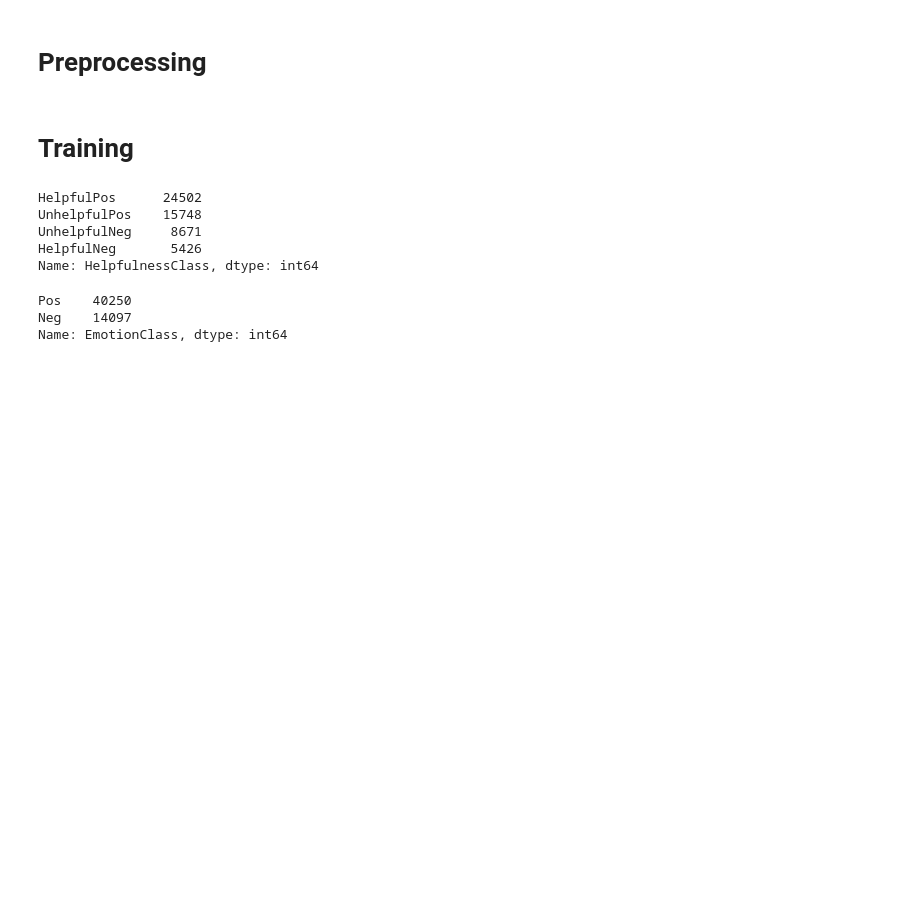
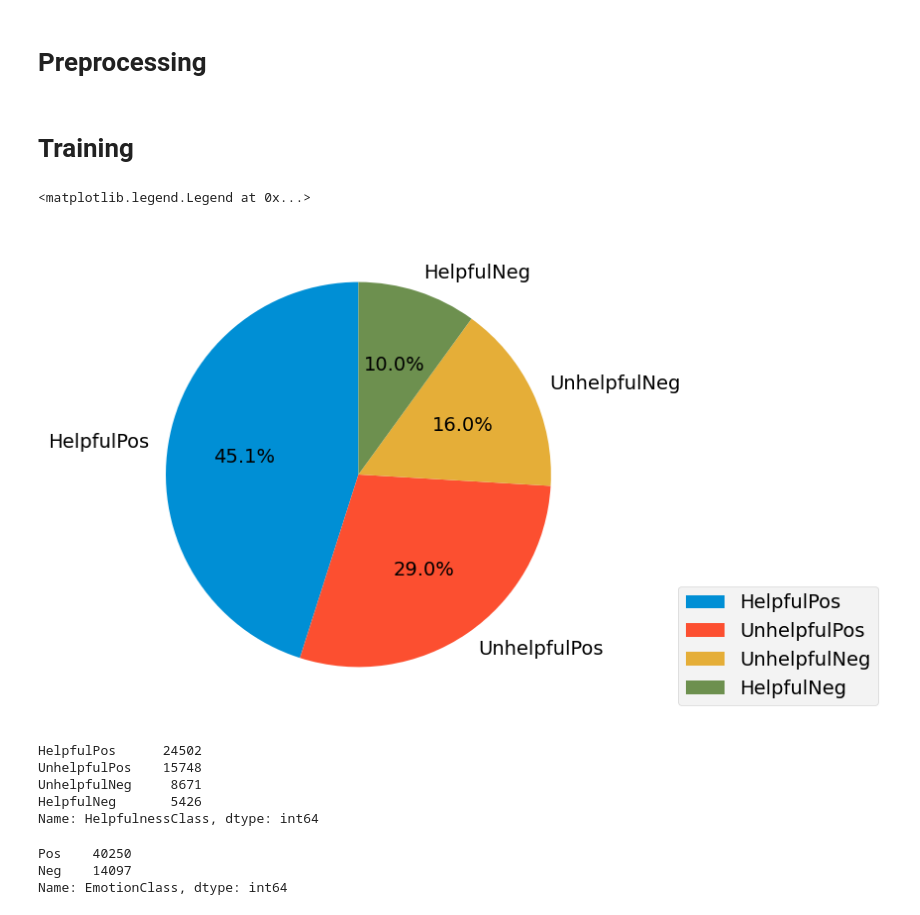
Before and after one commit to hsiangjenli/ntust-2023-spring-im-bda-project-1, a Jupyter notebook: ML_refactor.ipynb, the cells around one changed output. Cells and saved outputs as stored; diff of their text form; code cells hidden in the pictures; blank space fills up the shorter version.

```diff
--- a/ML_refactor.ipynb
+++ b/ML_refactor.ipynb
@@ -69,10 +69,10 @@ import pandas as pd
 
 df = pd.read_csv(r"Reviews_withURL_preprocessing_v1.csv")
 # %%
-# stemmer = PorterStemmer()
-# df['TextAdj'] = df['TextAdj'].apply(lambda x :[stemmer.stem(i) for i in str(x).split(' ')])
+stemmer = PorterStemmer()
+df['TextAdj'] = df['TextAdj'].apply(lambda x :[stemmer.stem(i) for i in str(x).split(' ')])
 # %%
-# df['TextAdj'] = df['TextAdj'].apply(lambda x:' '.join(x))
+df['TextAdj'] = df['TextAdj'].apply(lambda x:' '.join(x))
 # %%
 df = df[df["HelpfulnessDenominator"] > 3]
 # %%
@@ -104,6 +104,16 @@ def to_emotion_class(row):
 
 df['HelpfulnessClass'] = df.apply(to_helpfulness_class, axis=1)
 df['EmotionClass'] = df.apply(to_emotion_class, axis=1)
+# %%
+import matplotlib.pyplot as plt
+plt.style.use('fivethirtyeight')
+
+plt.figure(facecolor='#fff', figsize=(7, 6))
+plt.pie(df['HelpfulnessClass'].value_counts(), labels=df['HelpfulnessClass'].value_counts().index, autopct='%1.1f%%', startangle=90)
+plt.legend(loc='lower right', bbox_to_anchor=(1, 0, 0.6, 1))
+# %% [output]
+<matplotlib.legend.Legend at 0x...>
+[figure, added]
 # %%
 df['HelpfulnessClass'].value_counts()
 # %% [output]
```
Also changed, not shown: parts of 6 cells of this notebook, 5 other files.
